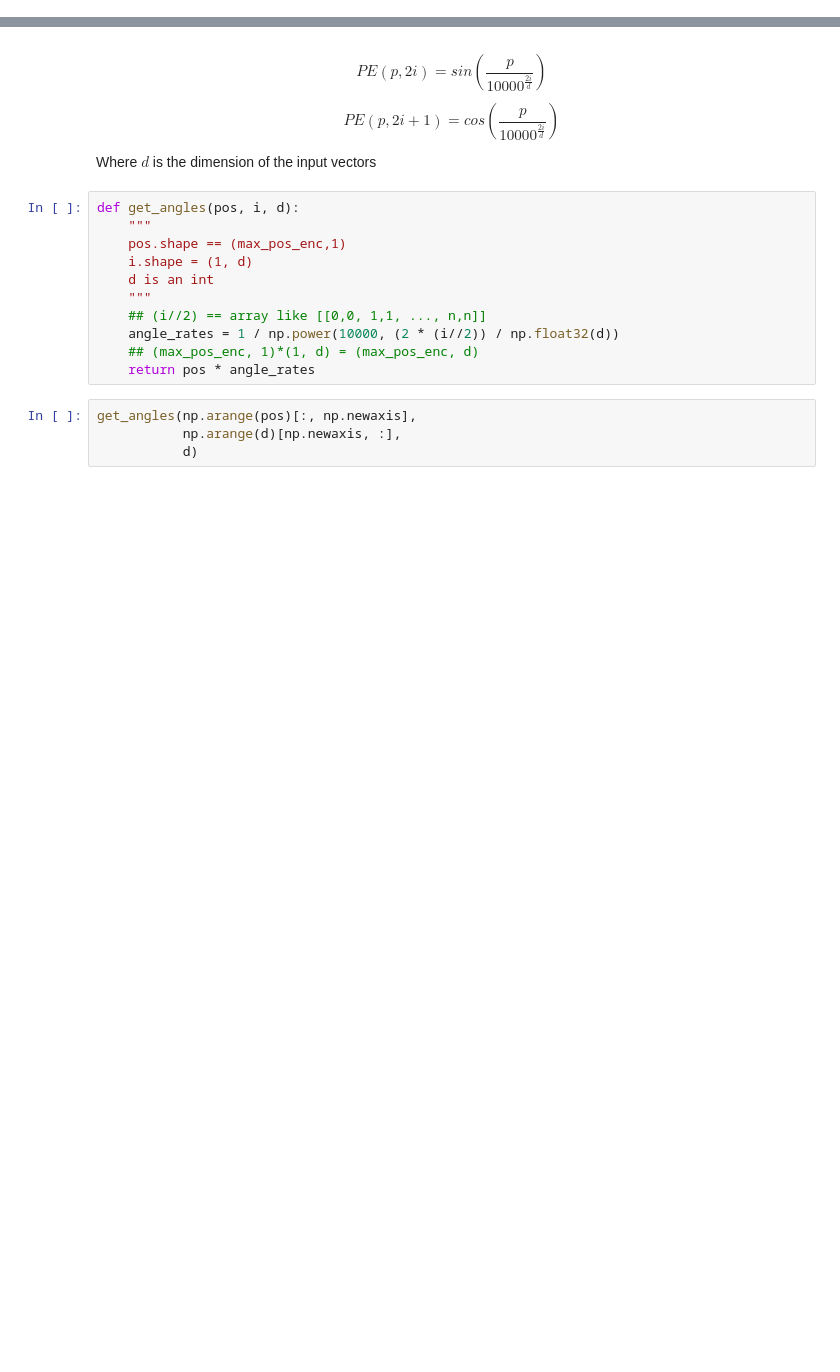
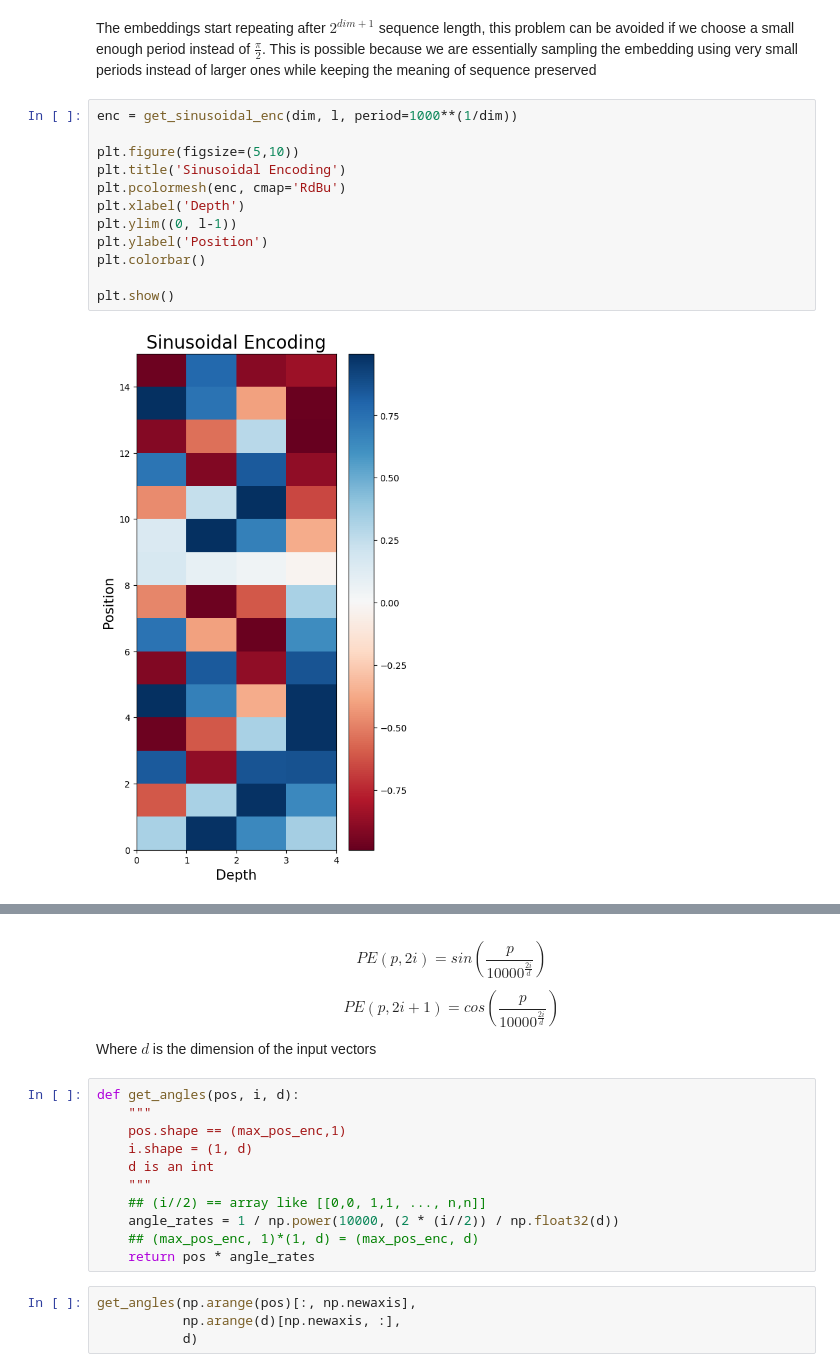
Before and after one commit to kolikaran1992/Neural-Networks, a Jupyter notebook: Positional_Encoding.ipynb, the cells around one changed output, grey strips where cells are left out. Drawn from its saved outputs; the diff is of its cells as text; blank space fills up the shorter version.

```diff
--- a/Positional_Encoding.ipynb
+++ b/Positional_Encoding.ipynb
@@ -13,0 +122,16 @@ plt.rcParams.update({'axes.titlesize': 20,
+# %% [markdown]
+The embeddings start repeating after $2^{dim+1}$ sequence length, this problem can be avoided if we choose a small enough period instead of $\frac{\pi}{2}$. This is possible because we are essentially sampling the embedding using very small periods instead of larger ones while keeping the meaning of sequence preserved
+# %%
+enc = get_sinusoidal_enc(dim, l, period=1000**(1/dim))
+
+plt.figure(figsize=(5,10))
+plt.title('Sinusoidal Encoding')
+plt.pcolormesh(enc, cmap='RdBu')
+plt.xlabel('Depth')
+plt.ylim((0, l-1))
+plt.ylabel('Position')
+plt.colorbar()
+
+plt.show()
+# %% [output]
+[figure, added]
```
Also changed, not shown: parts of 16 cells of this notebook.
